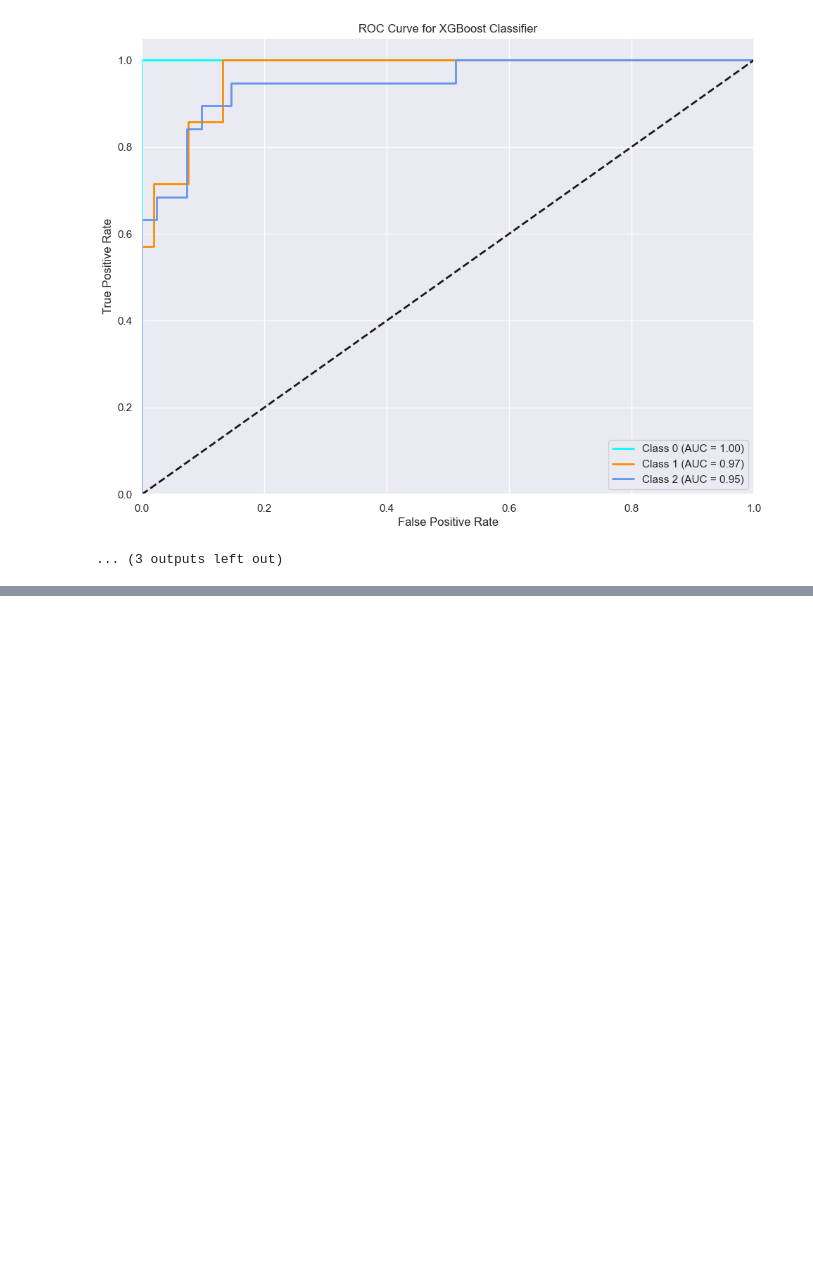
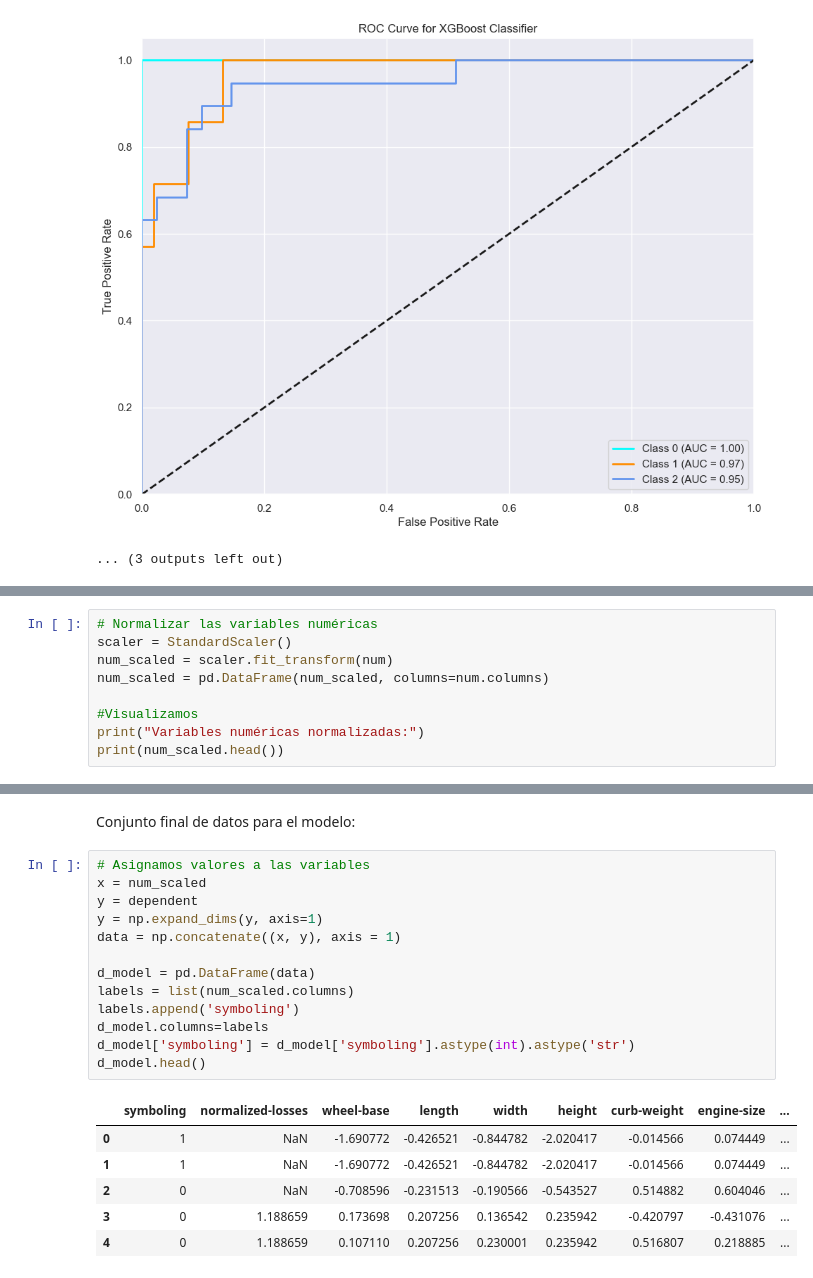
Before and after one commit to alejandro945/insurance-risk, a Jupyter notebook: src/main.ipynb, the cells around one changed output, grey strips where cells are left out. Drawn from its saved outputs; the diff is of its cells as text; blank space fills up the shorter version.

```diff
--- a/src/main.ipynb
+++ b/src/main.ipynb
@@ -882,0 +894,9 @@ ROC-AUC Curve - XGBoost Classifier:
+# %%
+# Normalizar las variables numéricas
+scaler = StandardScaler()
+num_scaled = scaler.fit_transform(num)
+num_scaled = pd.DataFrame(num_scaled, columns=num.columns)
+
+#Visualizamos
+print("Variables numéricas normalizadas:")
+print(num_scaled.head())
@@ -882,0 +921,22 @@ ROC-AUC Curve - XGBoost Classifier:
+# %% [markdown]
+Conjunto final de datos para el modelo:
+# %%
+# Asignamos valores a las variables
+x = num_scaled
+y = dependent
+y = np.expand_dims(y, axis=1)
+data = np.concatenate((x, y), axis = 1)
+
+d_model = pd.DataFrame(data)
+labels = list(num_scaled.columns)
+labels.append('symboling')
+d_model.columns=labels
+d_model['symboling'] = d_model['symboling'].astype(int).astype('str')
+d_model.head()
+# %% [output]
+|  | symboling | normalized-losses | wheel-base | length | width | height | curb-weight | engine-size | ... |
+| 0 | 1 | NaN | -1.690772 | -0.426521 | -0.844782 | -2.020417 | -0.014566 | 0.074449 | ... |
+| 1 | 1 | NaN | -1.690772 | -0.426521 | -0.844782 | -2.020417 | -0.014566 | 0.074449 | ... |
+| 2 | 0 | NaN | -0.708596 | -0.231513 | -0.190566 | -0.543527 | 0.514882 | 0.604046 | ... |
+| 3 | 0 | 1.188659 | 0.173698 | 0.207256 | 0.136542 | 0.235942 | -0.420797 | -0.431076 | ... |
+| 4 | 0 | 1.188659 | 0.107110 | 0.207256 | 0.230001 | 0.235942 | 0.516807 | 0.218885 | ... |
```
Also changed, not shown: parts of 22 cells of this notebook.
